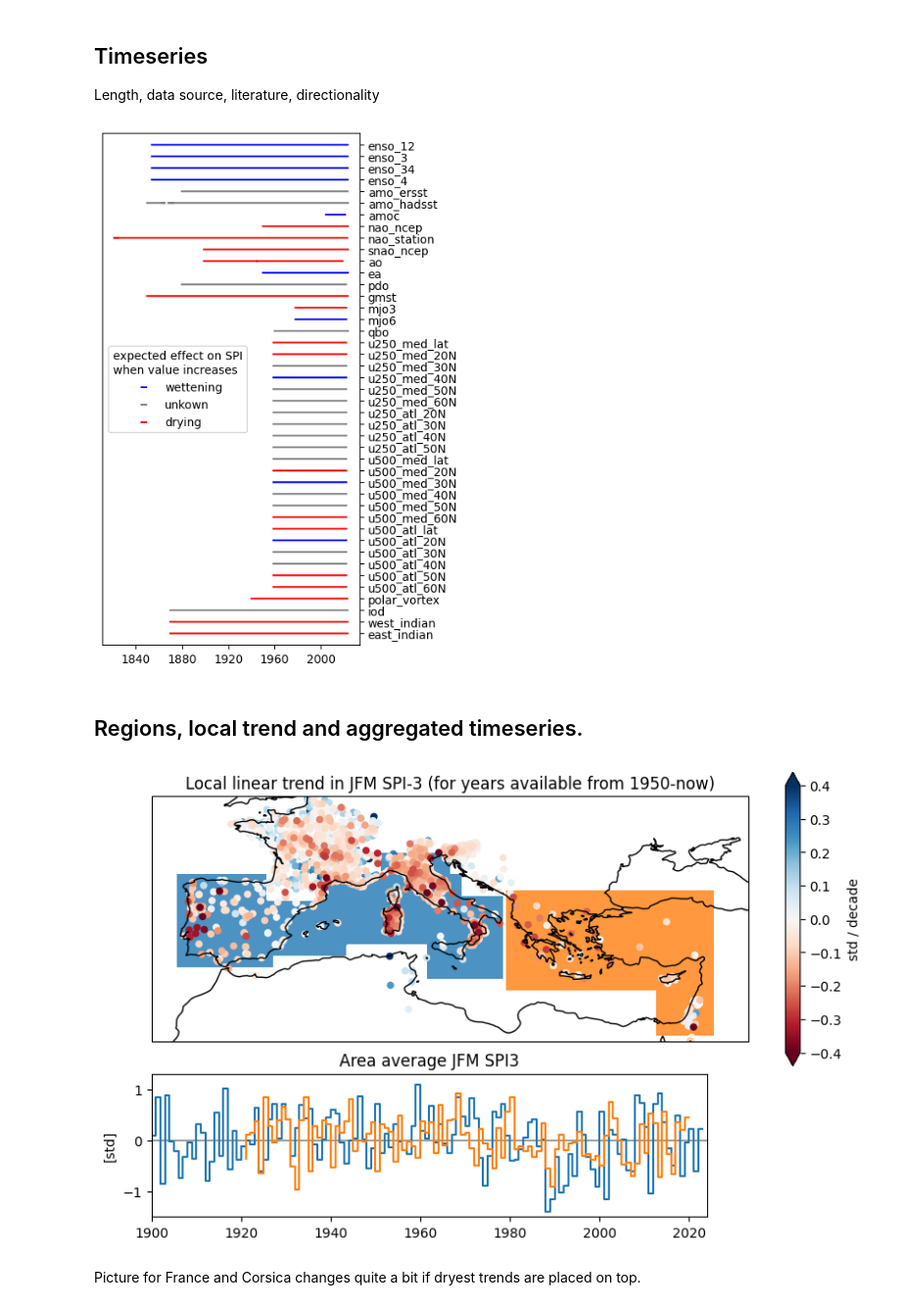
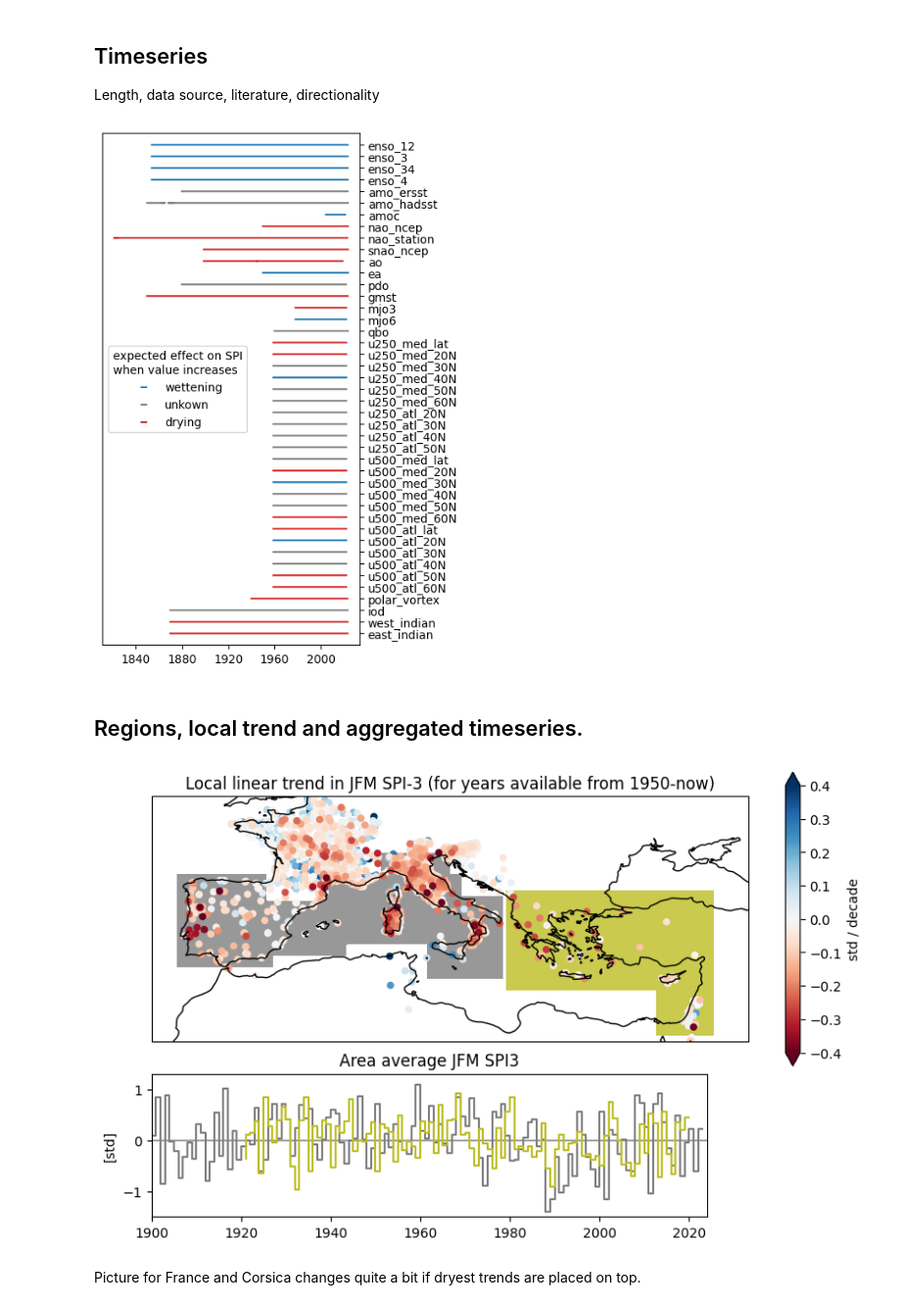
Before and after one commit to chiemvs/Medley, a Jupyter notebook: notebooks/Poster_plots.ipynb, the cells around one changed output. Shown at 98% size. Saved outputs shown, nothing was run; the diff lists cells and outputs as text; code cells hidden in the pictures.

```diff
--- a/notebooks/Poster_plots.ipynb
+++ b/notebooks/Poster_plots.ipynb
@@ -102,13 +102,13 @@ ax.set_ylim(-len(valid.columns),1)
 ax.set_yticks(np.arange(0,-len(valid.columns),-1))
 ax.set_yticklabels(aliases[valid.columns].values)
 items = [None,None,None]
-for i, color in enumerate(['blue','grey','red']):
+for i, color in enumerate(['tab:blue','grey','tab:red']):
     items[i] = plt.scatter([],[], color = color, marker = '_')
 ax.legend(items, ['wettening','unkown','drying'], title = 'expected effect on SPI\nwhen value increases')
 plt.savefig('/scistor/ivm/jsn295/Medi/result_figs/poster/data_extent.pdf')
 plt.show()
 # %% [output]
-[figure, old version]
+[figure, new version]
 # %% [markdown]
 ## Regions, local trend and aggregated timeseries.
 # %%
@@ -135,36 +135,36 @@ gs = GridSpec(nrows = 9, ncols=8, wspace=0.2, hspace = 0.2)
 ax1 = fig.add_subplot(gs[:6,:], projection=ccrs.PlateCarree())
 ax2 = fig.add_subplot(gs[6:,:6])
 
 shading = 'nearest'
 for i, regionname in enumerate(['medwest','medeast']):
     _, y_agg, _ = prep_and_resample(target_region = regions[regionname], target_var='SPI3', minsamples = 10,
                                     resampling = 'single', resampling_kwargs = dict(firstmonth = 1, lastmonth = 3))
     y_agg = y_agg.dropna()
-    ax2.step(y_agg.index, y_agg)
+    ax2.step(y_agg.index, y_agg, color = list(mcolors.TABLEAU_COLORS.keys())[i+7])
     mask = makemask(regions[regionname])
     dat = xr.where(mask, mask, np.nan)
     lat, lon, dat = data_for_pcolormesh(dat, shading = shading)
-    ax1.contourf(lat, lon, dat, transform = ccrs.PlateCarree(), colors = list(mcolors.TABLEAU_COLORS.keys())[i],
+    ax1.contourf(lat, lon, dat, transform = ccrs.PlateCarree(), colors = list(mcolors.TABLEAU_COLORS.keys())[i+7],
                alpha = 0.8)
 
 fig, ax1, im = plot_stations(stat = spi_trend,
                             statloc=spi_ecad_locs, fig = fig, ax = ax1,
                             cbar= True,
                             scatter_kwargs={'s':20,#'edgecolors':'black','linewidths':0.1,
                                             'vmin': -0.4, 'vmax' : 0.4, 'cmap':'RdBu'},
                            cbar_kwargs = dict(extend = 'both', label = 'std / decade'))
 ax1.set_extent((-12,40,29.5,48))
 ax1.coastlines()
 ax1.set_title('Local linear trend in JFM SPI-3 (for years available from 1950-now)')
 ax2.set_title('Area average JFM SPI3')
 ax2.set_ylabel('[std]')
 ax2.set_xlim((1900,2024))
 ax2.set_ylim(-1.5,1.3)
 ax2.hlines(0,1900,2024, color = 'grey', alpha = 0.7, zorder = 0)
 plt.savefig('/scistor/ivm/jsn295/Medi/result_figs/poster/drying_map.pdf')
 plt.show()
 # %% [output]
-[figure, old version]
+[figure, new version]
 # %% [markdown]
 Picture for France and Corsica changes quite a bit if dryest trends are placed on top.
 # %% [markdown]
```
Also changed, not shown: parts of 3 cells of this notebook, 4 other files.
